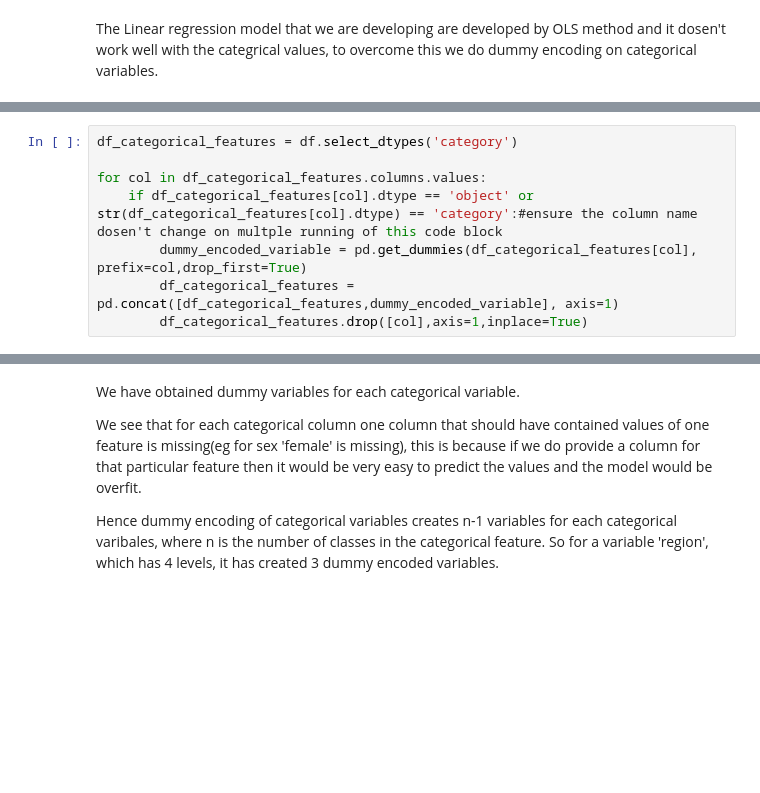
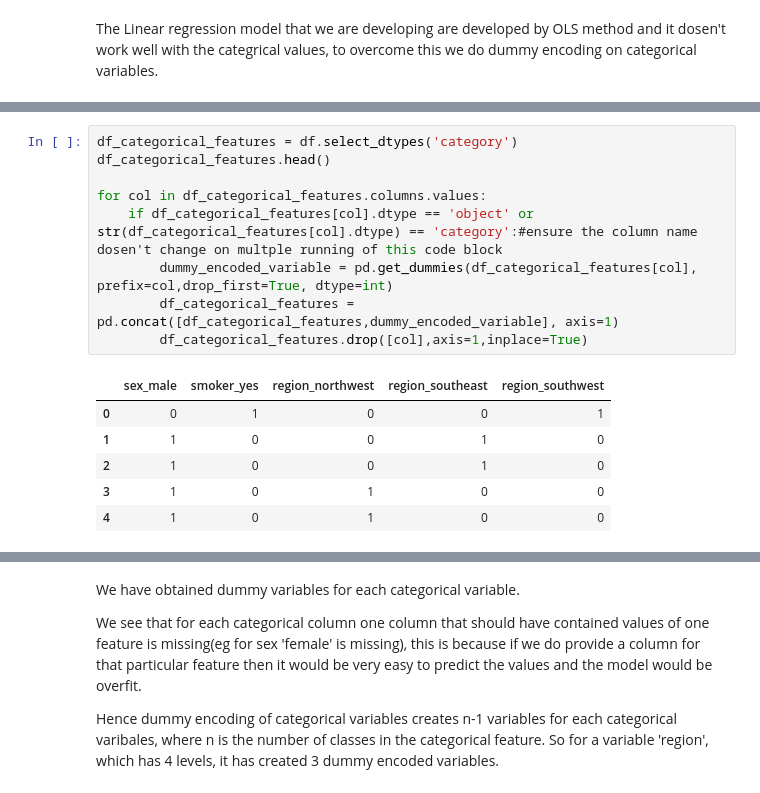
Before and after one commit to sawan13499/Health-Insurance-Case-Study, a Jupyter notebook: Health_Insurance_Case_Study_Practice.ipynb, the cells around one changed output, grey strips where cells are left out. Saved outputs shown, nothing was run; the diff lists cells and outputs as text; blank space fills up the shorter version.

```diff
--- a/Health_Insurance_Case_Study_Practice.ipynb
+++ b/Health_Insurance_Case_Study_Practice.ipynb
@@ -415,9 +450,17 @@ Index(['sex', 'smoker', 'region'], dtype='object')
 # %%
 df_categorical_features = df.select_dtypes('category')
+df_categorical_features.head()
 
 for col in df_categorical_features.columns.values:
     if df_categorical_features[col].dtype == 'object' or str(df_categorical_features[col].dtype) == 'category':#ensure the column name dosen't change on multple running of this code block
-        dummy_encoded_variable = pd.get_dummies(df_categorical_features[col], prefix=col,drop_first=True)
+        dummy_encoded_variable = pd.get_dummies(df_categorical_features[col], prefix=col,drop_first=True, dtype=int)
         df_categorical_features = pd.concat([df_categorical_features,dummy_encoded_variable], axis=1)
         df_categorical_features.drop([col],axis=1,inplace=True)
+# %% [output]
+|  | sex_male | smoker_yes | region_northwest | region_southeast | region_southwest |
+| 0 | 0 | 1 | 0 | 0 | 1 |
+| 1 | 1 | 0 | 0 | 1 | 0 |
+| 2 | 1 | 0 | 0 | 1 | 0 |
+| 3 | 1 | 0 | 1 | 0 | 0 |
+| 4 | 1 | 0 | 1 | 0 | 0 |
 # %%
```
Also changed, not shown: parts of 20 cells of this notebook.
